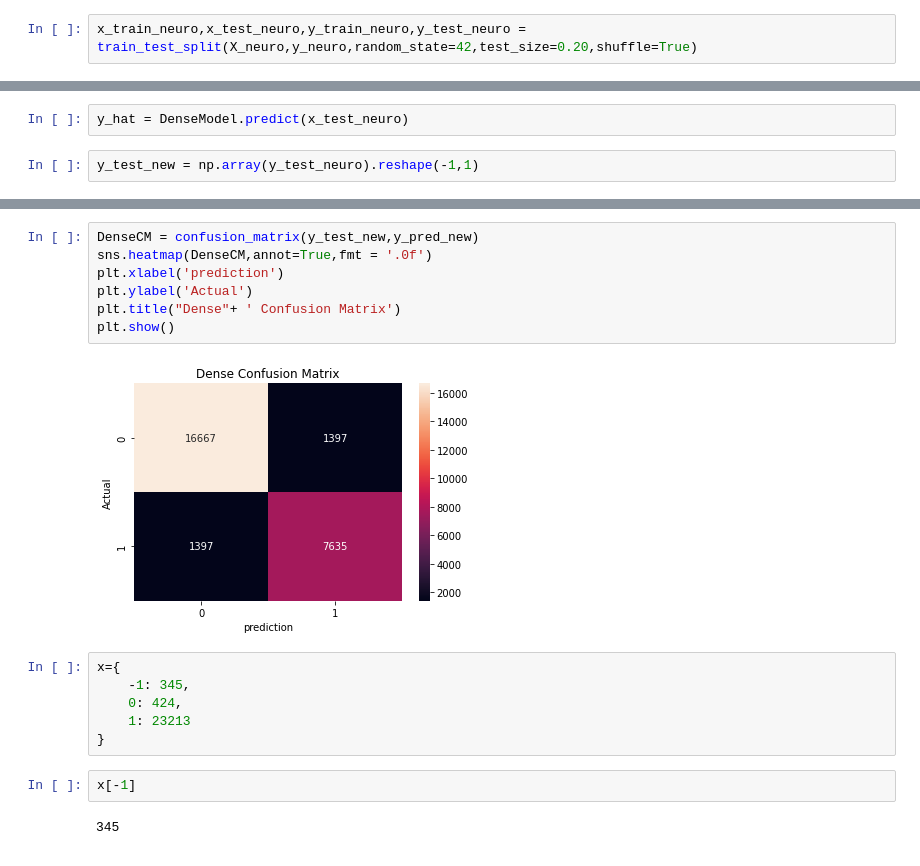
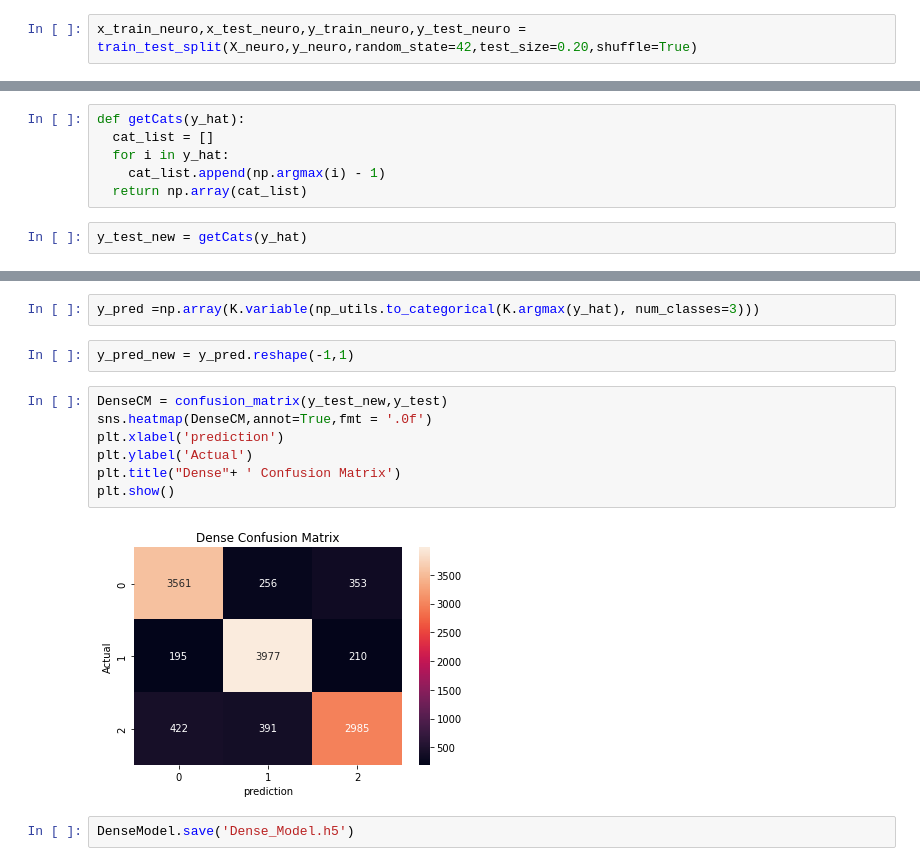
Before and after one commit to AbanoubSamir004/EgyptionCompaniesReviews_Sentiment_analysis, a Jupyter notebook: Additional Files (not needed for app)/EgyptionCompaniesReviews_Sentiment_analysis.ipynb, the cells around one changed output, grey strips where cells are left out. Cells and saved outputs as stored; diff of their text form.

```diff
--- a/Additional Files (not needed for app)/EgyptionCompaniesReviews_Sentiment_analysis.ipynb
+++ b/Additional Files (not needed for app)/EgyptionCompaniesReviews_Sentiment_analysis.ipynb
@@ -895,4 +913,8 @@ DenseModel.save('Dense_Model.h5')
+# %%
+def getCats(y_hat):
+  cat_list = []
+  for i in y_hat:
+    cat_list.append(np.argmax(i) - 1)
+  return np.array(cat_list)
 # %%
-y_hat = DenseModel.predict(x_test_neuro)
+y_test_new = getCats(y_hat)
-# %%
-y_test_new = np.array(y_test_neuro).reshape(-1,1)
@@ -903,19 +921,15 @@ y_pred_new = y_pred.reshape(-1,1)
-# %%
-DenseCM = confusion_matrix(y_test_new,y_pred_new)
-sns.heatmap(DenseCM,annot=True,fmt = '.0f')
-plt.xlabel('prediction')
-plt.ylabel('Actual')
-plt.title("Dense"+ ' Confusion Matrix')
-plt.show()
-# %% [output]
-[figure, removed]
-# %%
-x={
-    -1: 345,
-    0: 424,
-    1: 23213
-}
-# %%
-x[-1]
-# %% [output]
-345
+# %%
+y_pred =np.array(K.variable(np_utils.to_categorical(K.argmax(y_hat), num_classes=3)))
+# %%
+y_pred_new = y_pred.reshape(-1,1)
+# %%
+DenseCM = confusion_matrix(y_test_new,y_test)
+sns.heatmap(DenseCM,annot=True,fmt = '.0f')
+plt.xlabel('prediction')
+plt.ylabel('Actual')
+plt.title("Dense"+ ' Confusion Matrix')
+plt.show()
+# %% [output]
+[figure, added]
+# %%
+DenseModel.save('Dense_Model.h5')
```
Also changed, not shown: parts of 12 cells of this notebook.
